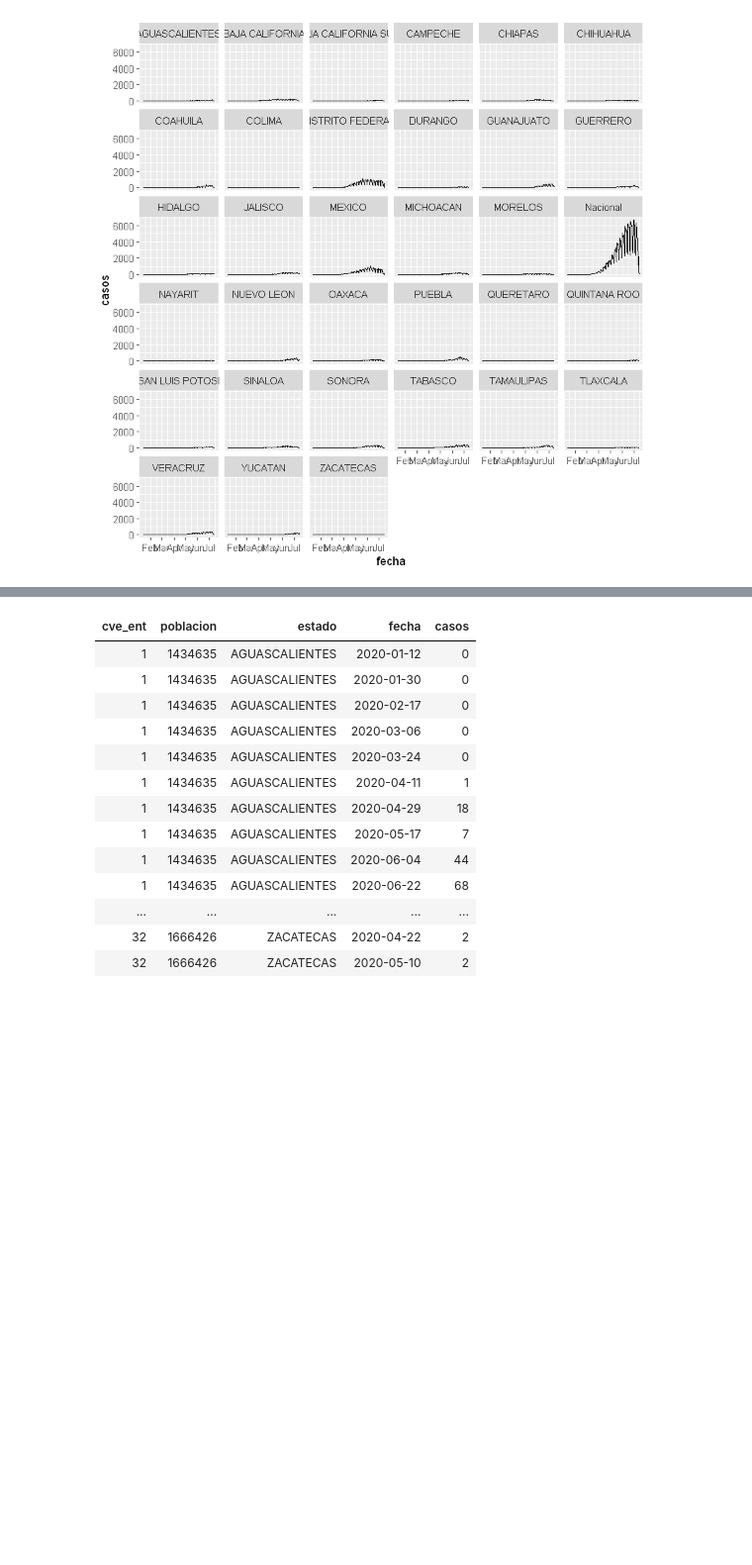
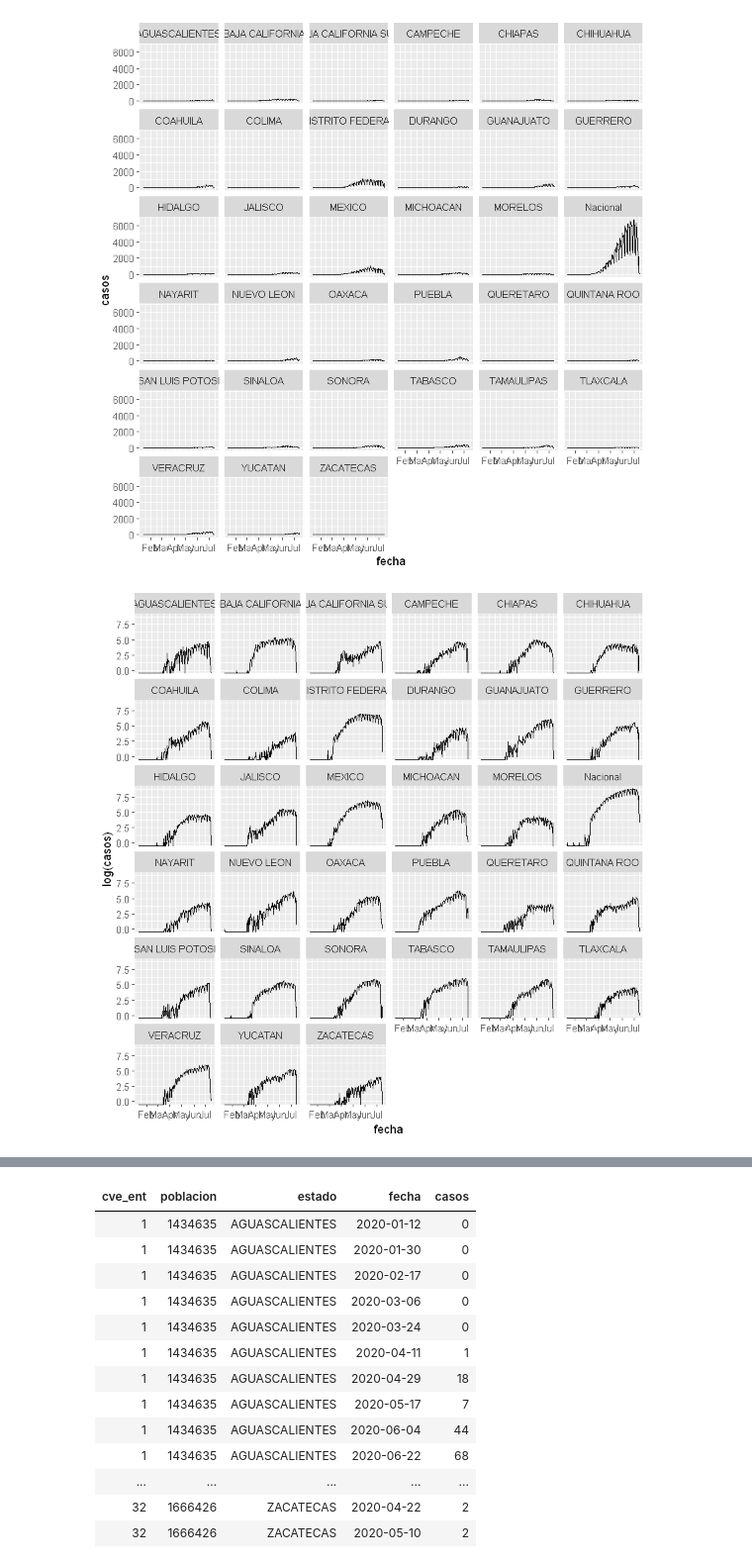
Before and after one commit to prope-2020-gh-classroom/practica-final-por-equipos-verano-2020-itam-vviiccttoorr, a Jupyter notebook: practica_final_equipo_4.ipynb, the cells around one changed output, grey strips where cells are left out. Shown: that part at 99% size. Cells and saved outputs as stored; diff of their text form; code cells hidden in the pictures; blank space fills up the shorter version.

```diff
--- a/practica_final_equipo_4.ipynb
+++ b/practica_final_equipo_4.ipynb
@@ -130,6 +139,8 @@ ggplot(data=df_long, aes(x= fecha, y=casos)) +
 # %% [output]
 [figure]
 # %%
-ggplot(data=df_long, aes(x= fecha, y=casos)) +
+ggplot(data=df_long, aes(x= fecha, y=log(casos))) +
     geom_line() +
     facet_wrap(~estado)
+# %% [output]
+[figure, added]
```
Also changed, not shown: parts of 14 cells of this notebook.
